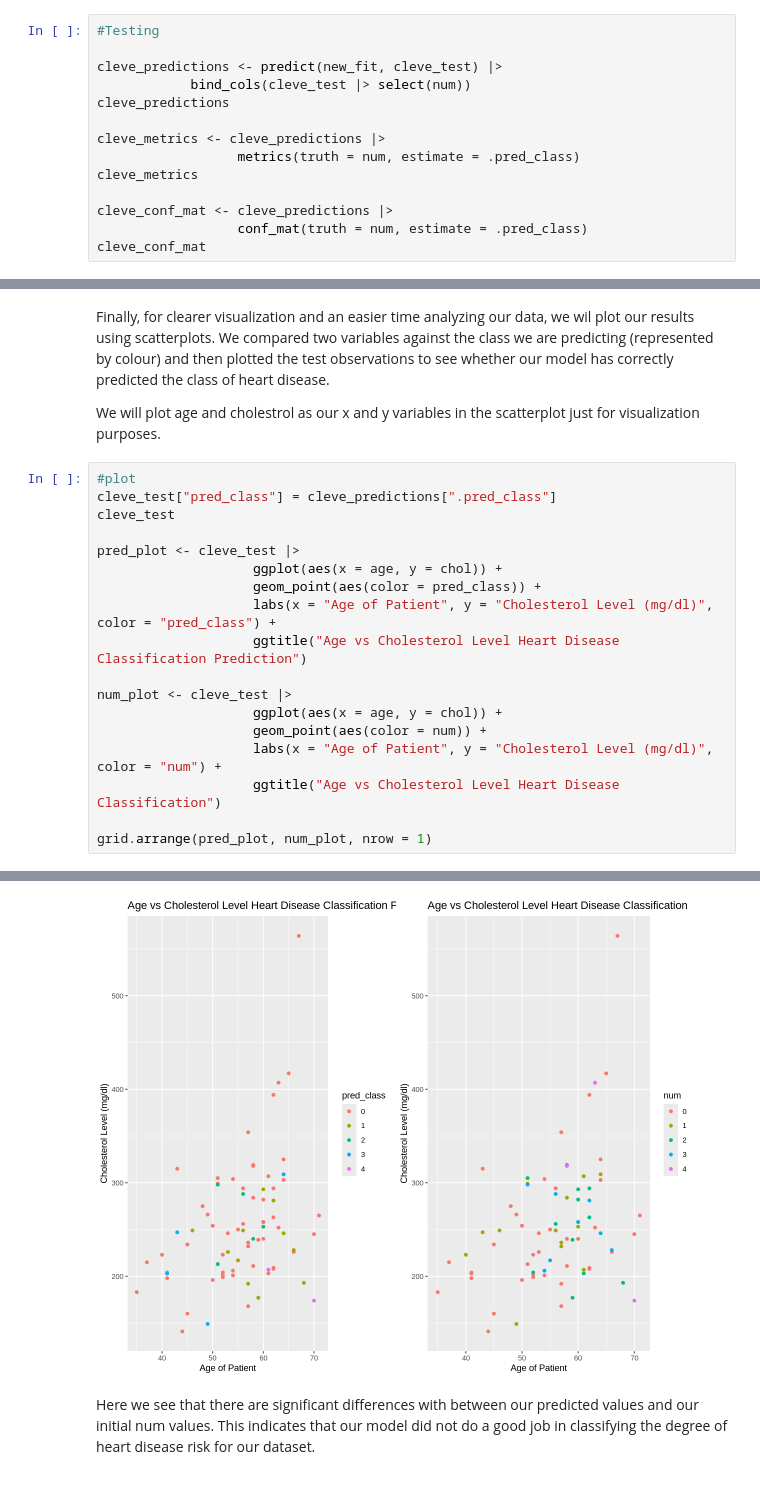
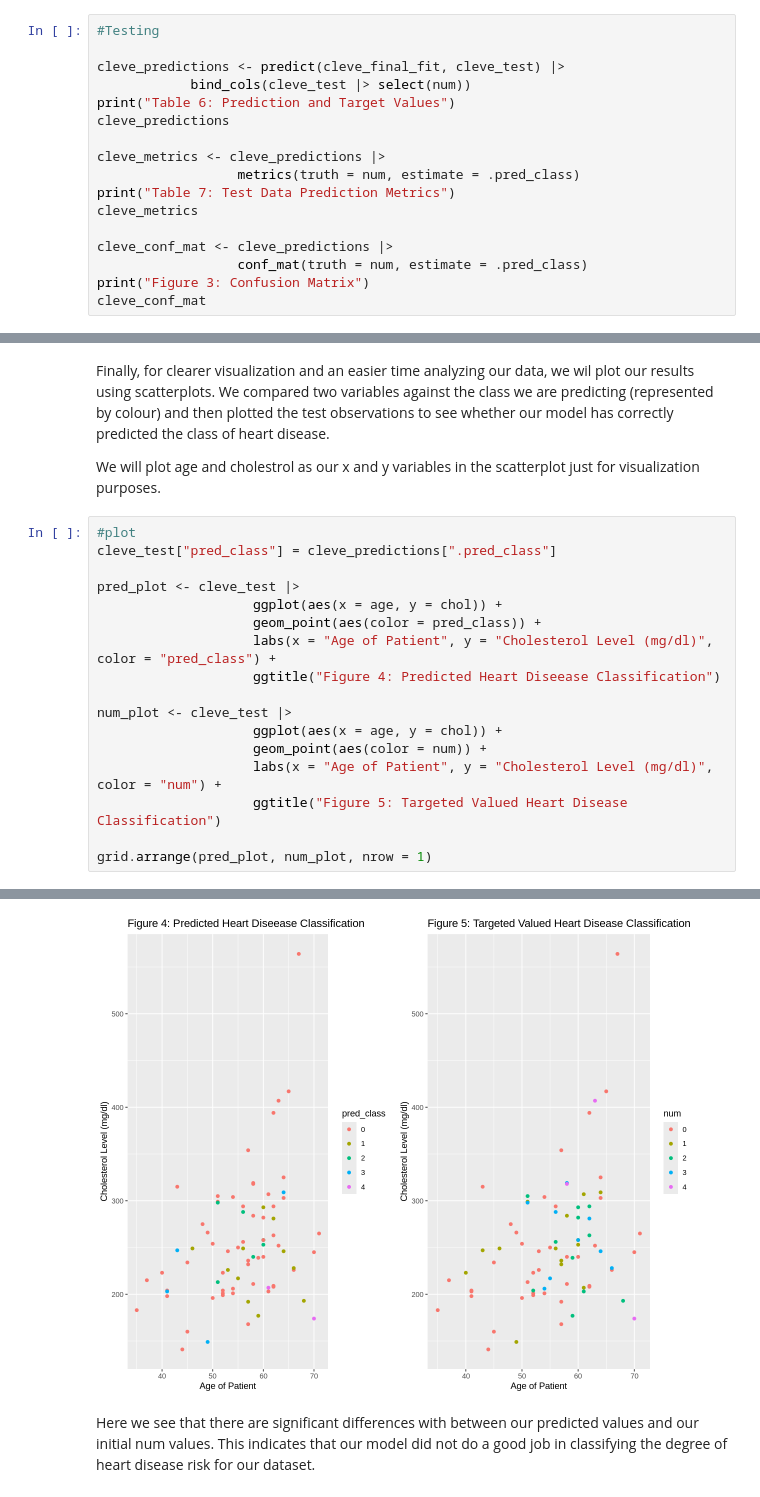
Before and after one commit to xiangxichen11/DSCI-100-project-group-29, a Jupyter notebook: group_proposal.ipynb, the cells around one changed output, grey strips where cells are left out. Saved outputs shown, nothing was run; the diff lists cells and outputs as text.

```diff
--- a/group_proposal.ipynb
+++ b/group_proposal.ipynb
@@ -249,15 +232,18 @@ Once we finish training our model, we can try predicting the values in our test
 # %%
 #Testing
 
-cleve_predictions <- predict(new_fit, cleve_test) |>
+cleve_predictions <- predict(cleve_final_fit, cleve_test) |>
             bind_cols(cleve_test |> select(num))
+print("Table 6: Prediction and Target Values")
 cleve_predictions
 
 cleve_metrics <- cleve_predictions |>
                   metrics(truth = num, estimate = .pred_class)
+print("Table 7: Test Data Prediction Metrics")
 cleve_metrics
 
 cleve_conf_mat <- cleve_predictions |>
                   conf_mat(truth = num, estimate = .pred_class)
+print("Figure 3: Confusion Matrix")
 cleve_conf_mat
 # %% [output]
@@ -290,19 +279,18 @@ We will plot age and cholestrol as our x and y variables in the scatterplot just
 # %%
 #plot
 cleve_test["pred_class"] = cleve_predictions[".pred_class"]
-cleve_test
 
 pred_plot <- cleve_test |>
                     ggplot(aes(x = age, y = chol)) +
                     geom_point(aes(color = pred_class)) +
                     labs(x = "Age of Patient", y = "Cholesterol Level (mg/dl)", color = "pred_class") +
-                    ggtitle("Age vs Cholesterol Level Heart Disease Classification Prediction")
+                    ggtitle("Figure 4: Predicted Heart Diseease Classification")
 
 num_plot <- cleve_test |>
                     ggplot(aes(x = age, y = chol)) +
                     geom_point(aes(color = num)) +
                     labs(x = "Age of Patient", y = "Cholesterol Level (mg/dl)", color = "num") +
-                    ggtitle("Age vs Cholesterol Level Heart Disease Classification")
+                    ggtitle("Figure 5: Targeted Valued Heart Disease Classification")
 
 grid.arrange(pred_plot, num_plot, nrow = 1)
 # %% [output]
@@ -319,4 +297,4 @@ A data.frame: 77 × 7
-[figure, old version]
+[figure, new version]
 # %% [markdown]
 Here we see that there are significant differences with between our predicted values and our initial num values. This indicates that our model did not do a good job in classifying the degree of heart disease risk for our dataset.
 # %% [markdown]
```
Also changed, not shown: parts of 21 cells of this notebook.
